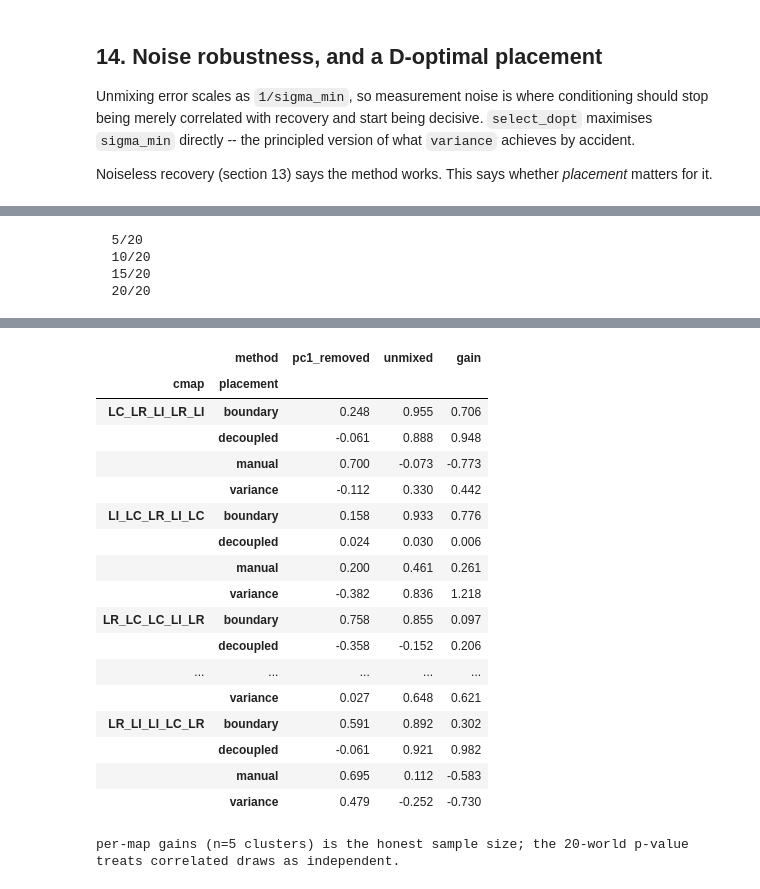
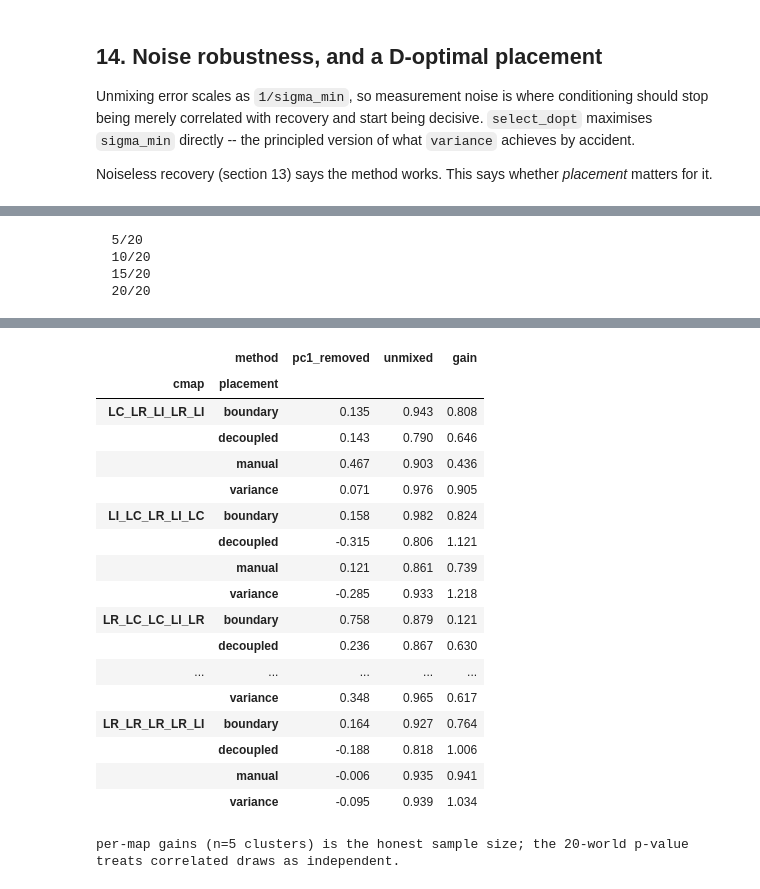
Before and after one commit to arthurhirez/FedCausal, a Jupyter notebook: notebooks/influence_probe.ipynb, the cells around one changed output, grey strips where cells are left out. Cells and saved outputs as stored; diff of their text form; code cells hidden in the pictures.

```diff
--- a/notebooks/influence_probe.ipynb
+++ b/notebooks/influence_probe.ipynb
@@ -97,7 +102,8 @@ multiplier would leave untouched. Three levels, so nonlinearity is measured
 rather than assumed away.
 # %%
 mean_d = float(d0[d0 > 0].mean())
-DELTAS = [0.5 * mean_d, 1.0 * mean_d, 2.0 * mean_d]     # low / medium / high
+# DELTAS = [0.5 * mean_d, 1.0 * mean_d, 2.0 * mean_d]     # low / medium / high
+DELTAS = [100.5 * mean_d, 10.0 * mean_d, 5.0 * mean_d]
 print("deltas (m3/s):", [round(x, 6) for x in DELTAS])
 
 sweep, diag = S.perturbation_sweep(flat, DELTAS, verbose=True)
@@ -356,11 +362,11 @@ n2d = {n: d for d, nn in DISTRICTS["districts"].items() for n in nn}
 
 fig, axes = plt.subplots(2, 3, figsize=(16, 9))
 for ax, src in zip(axes.ravel(), ds):
-    vals = S.aggregate_response(sweep, DISTRICTS, src, quantity="pressure",
+    vals = S.aggregate_response(sweep, DISTRICTS, src, quantity="flowrate",
                                 delta=DELTAS[1], how=HOW)
     vals = vals[[n2d.get(i) != src for i in vals.index]]      # hide own
     S.plot_network_influence(flat, DISTRICTS, vals, source=src,
-                             quantity="pressure", how=HOW, log=LOG, ax=ax)
+                             quantity="flowrate", how=HOW, log=LOG, ax=ax)
 for ax in axes.ravel()[len(ds):]:
     ax.axis("off")
 fig.tight_layout(); plt.show()
@@ -1101,29 +1107,39 @@ If conditioning matters, well-conditioned placements should decay SLOWEST as noi
 # %%
 # =====================================================================
 # 13b. BASELINE LADDER — does inversion beat common-mode removal?
-#      raw -> centred -> PC1-removed -> robust(median) common-mode
-#      -> unmixed.  If PC1-removal lands near `unmixed`, the Jacobian
-#      is sufficient but not necessary and §13 overstates its role.
+#      raw -> pc1_removed -> robust(median) common-mode -> unmixed.
+#      If PC1-removal lands near `unmixed`, the Jacobian is sufficient
+#      but not necessary and §13 overstates its role.
+#
+#      Sign canonicalisation uses the PROBE's baseline flow direction
+#      (a physical orientation), not sign(Y.mean()) -- and it is applied
+#      ONLY to the district-averaging estimators. `unmix_demands` must
+#      see Y in the SAME orientation JD[name] was built in, or the
+#      linear system y = Jd @ d is no longer the one that was solved.
 # =====================================================================
 from scipy import stats as sps
 import pathlib
 
 N_WORLDS = 20
 
-def canon_signs(Y, wn):
-    """Pipe orientation in the .inp is arbitrary; flip so every sensor
-    reads positive in the baseline. Without this, averaging sensors
-    within a district cancels for bookkeeping reasons."""
-    s = np.sign(Y.mean())
+# physical pipe orientation from the probe's flat baseline (not from data)
+BASE_Q = (sweep[sweep["quantity"] == "flowrate"]
+          .drop_duplicates("target").set_index("target")["baseline"])
+
+def flips_for(cols):
+    s = np.sign(BASE_Q.reindex(cols).fillna(1.0))
     s[s == 0] = 1.0
-    return Y * s
+    return s
 
-def district_mean(Y, pl):
-    """Assign each sensor to the district it was SELECTED for."""
-    own = {d: [c for c in Y.columns if c in set(pl[d]["flow"])] for d in ds}
-    return pd.DataFrame({d: Y[own[d]].mean(axis=1) for d in ds if own[d]})
+def district_mean(Y, pl, flip=True):
+    """Averaging signed flow sensors requires canonical orientation;
+    Jacobian-based unmixing does not and must NOT get it."""
+    Yf = Y * flips_for(Y.columns) if flip else Y
+    own = {d: [c for c in Yf.columns if c in set(pl[d]["flow"])] for d in ds}
+    return pd.DataFrame({d: Yf[own[d]].mean(axis=1) for d in ds if own[d]})
 
 def remove_pc1(Y):
+    """Y must already be in canonical (flipped) orientation."""
     Z = (Y - Y.mean()) / Y.std().replace(0, np.nan)
     Z = Z.dropna(axis=1)
     U, sv, Vt = np.linalg.svd(Z.to_numpy(), full_matrices=False)
@@ -1132,9 +1148,9 @@ def remove_pc1(Y):
 
 def remove_robust_cm(Y):
     """Geometric median common mode. In 1-D per timestep the geometric
-    median IS the median, so: z-score, take the per-step median across
+    median IS the median: z-score, take the per-step median across
     sensors, regress it out of each sensor individually (a shared trunk
-    does not load equally on every pipe)."""
+    does not load equally on every pipe). Y must be pre-flipped."""
     Z = (Y - Y.mean()) / Y.std().replace(0, np.nan)
     Z = Z.dropna(axis=1)
     cm = Z.median(axis=1)
@@ -1174,14 +1190,14 @@ for k, (_, w) in enumerate(idx.iterrows(), 1):
         Y = Y[[c for c in JD[name].index if c in Y.columns]]
         if Y.shape[1] < len(ds):
             continue
-        Yc = canon_signs(Y, a["wn"])
+
+        Yf = Y * flips_for(Y.columns)   # canonical orientation, for the free methods only
 
         ests = {
-            "raw":        pairs_of(district_mean(Yc, pl)),
-            "centred":    pairs_of(district_mean(Yc - Yc.mean(), pl)),
-            "pc1_removed":pairs_of(district_mean(remove_pc1(Yc), pl)),
-            "robust_cm":  pairs_of(district_mean(remove_robust_cm(Yc), pl)),
-            "unmixed":    pairs_of(S.unmix_demands(Yc, JD[name])),
+            "raw":         pairs_of(district_mean(Y, pl)),               # flips internally
+            "pc1_removed": pairs_of(district_mean(remove_pc1(Yf), pl, flip=False)),
+            "robust_cm":   pairs_of(district_mean(remove_robust_cm(Yf), pl, flip=False)),
+            "unmixed":     pairs_of(S.unmix_demands(Y, JD[name])),        # UNFLIPPED — matches Jd
         }
         for meth, est in ests.items():
             rc, mae = pair_rank(est, truth)
@@ -1191,7 +1207,7 @@ for k, (_, w) in enumerate(idx.iterrows(), 1):
         print(f"  {k}/{len(idx)}")
 
 B = pd.DataFrame(rows)
-ORDER = ["raw", "centred", "pc1_removed", "robust_cm", "unmixed"]
+ORDER = ["raw", "pc1_removed", "robust_cm", "unmixed"]
 display(B.pivot_table(index="placement", columns="method",
                       values="rank_corr", aggfunc="mean")[ORDER].round(3))
 display(B.pivot_table(index="placement", columns="method",
@@ -1200,7 +1216,7 @@ display(B.pivot_table(index="placement", columns="method",
 # ---- the decisive test: unmixed vs the BEST Jacobian-free method -----
 piv = B.pivot_table(index=["sim_hash", "placement"], columns="method",
                     values="rank_corr")
-free = ["raw", "centred", "pc1_removed", "robust_cm"]
+free = ["raw", "pc1_removed", "robust_cm"]
 piv["best_free"] = piv[free].max(axis=1)
 for pl_name, g in piv.groupby(level="placement"):
     d = (g["unmixed"] - g["best_free"]).dropna()
@@ -1242,21 +1258,21 @@ print("\nper-map gains (n=5 clusters) is the honest sample size; "
 |  | method | pc1_removed | unmixed | gain |
 | cmap | placement |  |  |  |
-| LC_LR_LI_LR_LI | boundary | 0.248 | 0.955 | 0.706 |
-|  | decoupled | -0.061 | 0.888 | 0.948 |
-|  | manual | 0.700 | -0.073 | -0.773 |
-|  | variance | -0.112 | 0.330 | 0.442 |
-| LI_LC_LR_LI_LC | boundary | 0.158 | 0.933 | 0.776 |
-|  | decoupled | 0.024 | 0.030 | 0.006 |
-|  | manual | 0.200 | 0.461 | 0.261 |
-|  | variance | -0.382 | 0.836 | 1.218 |
-| LR_LC_LC_LI_LR | boundary | 0.758 | 0.855 | 0.097 |
-|  | decoupled | -0.358 | -0.152 | 0.206 |
+| LC_LR_LI_LR_LI | boundary | 0.135 | 0.943 | 0.808 |
+|  | decoupled | 0.143 | 0.790 | 0.646 |
+|  | manual | 0.467 | 0.903 | 0.436 |
+|  | variance | 0.071 | 0.976 | 0.905 |
+| LI_LC_LR_LI_LC | boundary | 0.158 | 0.982 | 0.824 |
+|  | decoupled | -0.315 | 0.806 | 1.121 |
+|  | manual | 0.121 | 0.861 | 0.739 |
+|  | variance | -0.285 | 0.933 | 1.218 |
+| LR_LC_LC_LI_LR | boundary | 0.758 | 0.879 | 0.121 |
+|  | decoupled | 0.236 | 0.867 | 0.630 |
 | ... | ... | ... | ... | ... |
-|  | variance | 0.027 | 0.648 | 0.621 |
-| LR_LI_LI_LC_LR | boundary | 0.591 | 0.892 | 0.302 |
-|  | decoupled | -0.061 | 0.921 | 0.982 |
-|  | manual | 0.695 | 0.112 | -0.583 |
-|  | variance | 0.479 | -0.252 | -0.730 |
+|  | variance | 0.348 | 0.965 | 0.617 |
+| LR_LR_LR_LR_LI | boundary | 0.164 | 0.927 | 0.764 |
+|  | decoupled | -0.188 | 0.818 | 1.006 |
+|  | manual | -0.006 | 0.935 | 0.941 |
+|  | variance | -0.095 | 0.939 | 1.034 |
 per-map gains (n=5 clusters) is the honest sample size; the 20-world p-value treats correlated draws as independent.
 # %%
 # =====================================================================
```
Also changed, not shown: parts of 21 cells of this notebook, 2 other files.
